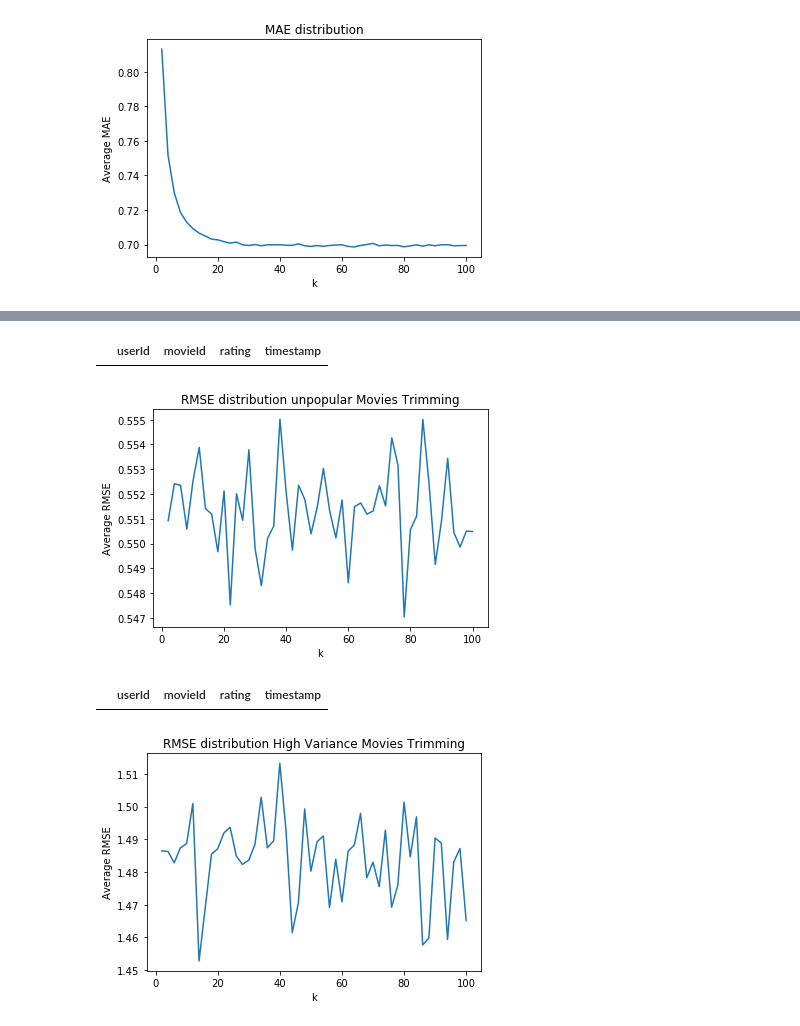
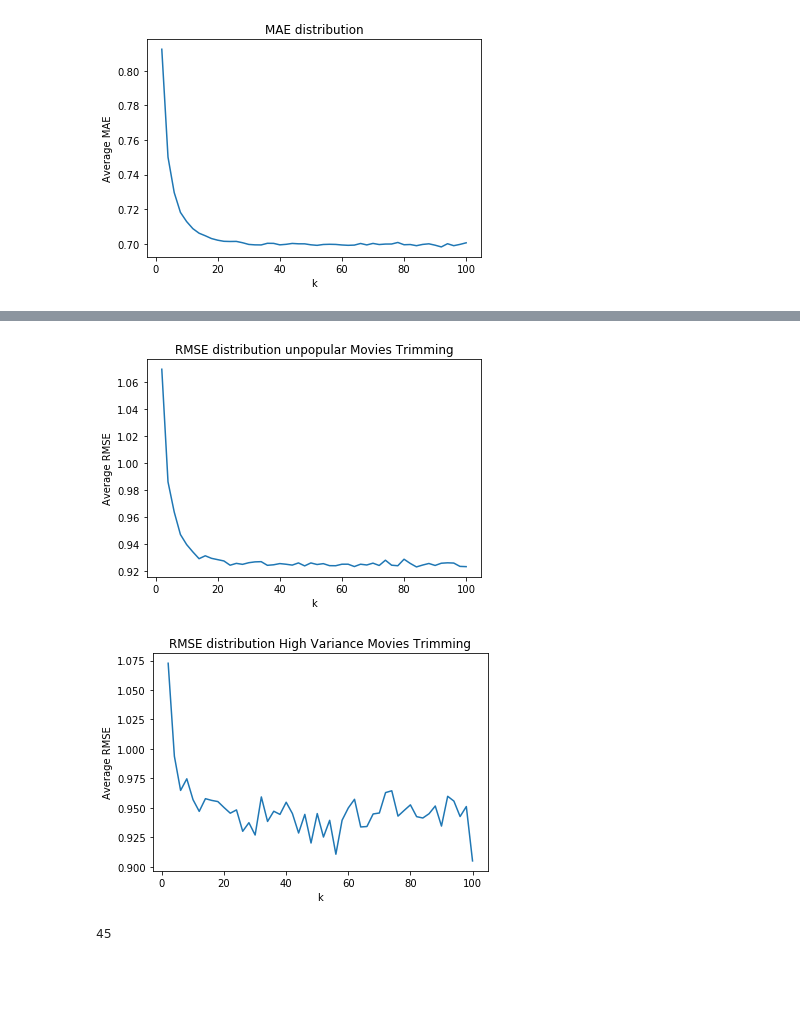
Before and after one commit to nsnguyen/ECE-219, a Jupyter notebook: project3/project_3.ipynb, the cells around one changed output, grey strips where cells are left out. Saved outputs shown, nothing was run; the diff lists cells and outputs as text; code cells hidden in the pictures; blank space fills up the shorter version.

```diff
--- a/project3/project_3.ipynb
+++ b/project3/project_3.ipynb
@@ -215,10 +207,18 @@ popular_movie_trimming_surprise_dataset = Dataset.load_from_df(popular_movie_tri
 # %%
 %%capture
 
-RMSE_popular_movie_trimming = []
-
+# define a cross-validation iterator
+kf = KFold(n_splits=10)
+RMSE_pop_movies_filtered = []
 for k in range(2,102,2):
     knn = KNNWithMeans(k=k, sim_options = {'name': 'pearson'})
-    cv = cross_validate(knn, popular_movie_trimming_surprise_dataset, measures=['RMSE'],cv=10, verbose=False)
-    RMSE_popular_movie_trimming.append(np.mean(cv['test_rmse']))
+    temp_rsme = []
+    for trainset, testset in kf.split(ratings_surprise_dataset):
+        #train and test
+        knn.fit(trainset)
+        filtered_testset = popular_movies_filtered(testset, frequency_movies)
+        pred = knn.test(filtered_testset)
+        #compute RMSE
+        temp_rsme.append(accuracy.rmse(pred, verbose=False))
+    RMSE_pop_movies_filtered.append(np.mean(temp_rsme))
 # %%
@@ -238,5 +234,0 @@ unpopular_movie_trimming = Ratings.groupby(['movieId']).filter(lambda s: s.ratin
-# %%
-# sanity check - should return nothing
-unpopular_movie_trimming.groupby(['movieId']).filter(lambda s: s.rating.sum()>2 and s.rating.sum()!=0)
-# %% [output]
-|  | userId | movieId | rating | timestamp |
@@ -247,16 +235,34 @@ unpopular_movie_trimming_surprise_dataset = Dataset.load_from_df(unpopular_movie
+# %%
+def unpopular_movies_filtered(testset, freq_movies):
+    filtered = np.where(freq_movies <=2)[0]
+
+    #remove in testset
+    filtered_testset = []
+    for i in range(len(testset)):
+        if int(testset[i][1]) in filtered:
+            filtered_testset.append(testset[i])
+    return filtered_testset
 # %%
 %%capture
 
-RMSE_unpopular_movie_trimming = []
-
+# define a cross-validation iterator
+kf = KFold(n_splits=10)
+RMSE_unpop_movies_filtered = []
 for k in range(2,102,2):
     knn = KNNWithMeans(k=k, sim_options = {'name': 'pearson'})
-    cv = cross_validate(knn, unpopular_movie_trimming_surprise_dataset, measures=['RMSE'],cv=10, verbose=False)
-    RMSE_unpopular_movie_trimming.append(np.mean(cv['test_rmse']))
+    temp_rsme = []
+    for trainset, testset in kf.split(ratings_surprise_dataset):
+        #train and test
+        knn.fit(trainset)
+        filtered_testset = unpopular_movies_filtered(testset, frequency_movies)
+        pred = knn.test(filtered_testset)
+        #compute RMSE
+        temp_rsme.append(accuracy.rmse(pred, verbose=False))
+    RMSE_unpop_movies_filtered.append(np.mean(temp_rsme))
 # %%
-plot_distribution(RMSE_unpopular_movie_trimming,ks, title="RMSE distribution unpopular Movies Trimming", x_label="k", y_label="Average RMSE")
+plot_distribution(RMSE_unpop_movies_filtered,ks, title="RMSE distribution unpopular Movies Trimming", x_label="k", y_label="Average RMSE")
 # %% [output]
-[figure, old version]
+[figure, new version]
 # %%
 # Question 14: Design a k-NN collaborative filter to predict the ratings of the
 # movies in the high variance movie trimmed test set and evaluate it's perfor-
@@ -270,5 +272,0 @@ high_variance_movie_trimming = Ratings.groupby(['movieId']).filter(lambda s: s.r
-# %%
-# sanity check - should return nothing
-high_variance_movie_trimming.groupby(['movieId']).filter(lambda s: s.rating.var()<2 and s.rating.sum() <5)
-# %% [output]
-|  | userId | movieId | rating | timestamp |
@@ -288,7 +302,7 @@ for k in range(2,102,2):
 # %%
-plot_distribution(RMSE_high_variance_movie_trimming,ks, title="RMSE distribution High Variance Movies Trimming", x_label="k", y_label="Average RMSE")
+plot_distribution(RMSE_high_var_movies_filtered,ks, title="RMSE distribution High Variance Movies Trimming", x_label="k", y_label="Average RMSE")
 # %% [output]
-[figure, old version]
+[figure, new version]
 # %%
 # Question 15: Plot the ROC curves for the k-NN collaborative filter designed
 # in question 10 for threshold values [2:5; 3; 3:5; 4]. For the ROC plotting use the
@@ -296,0 +320,4 @@ plot_distribution(RMSE_high_variance_movie_trimming,ks, title="RMSE distribution
+# %%
+min_RMSE[0]
+# %% [output]
+45
```
Also changed, not shown: parts of 24 cells of this notebook.
